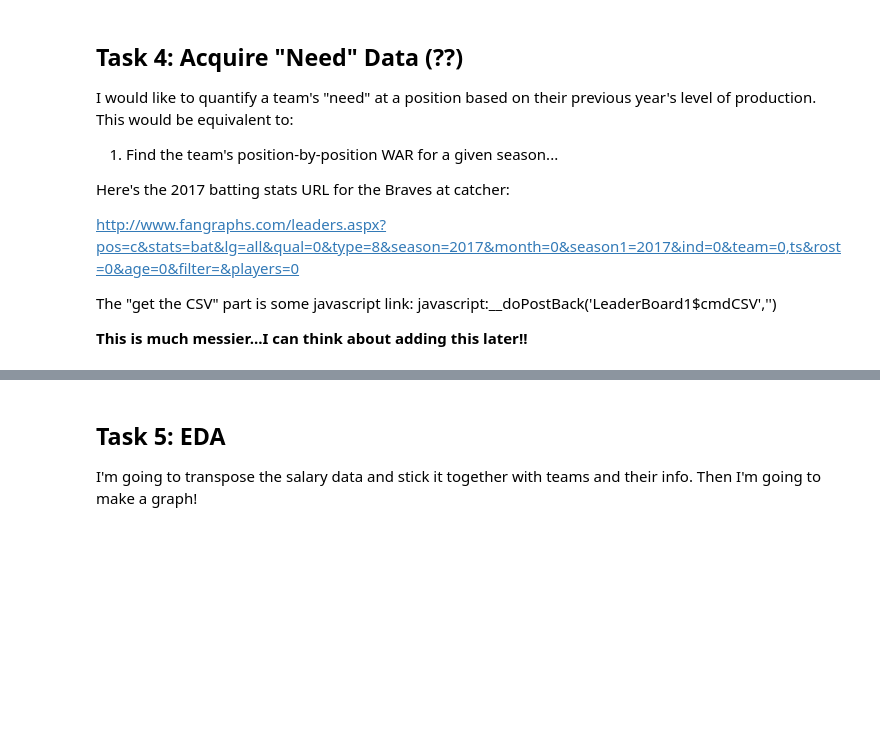
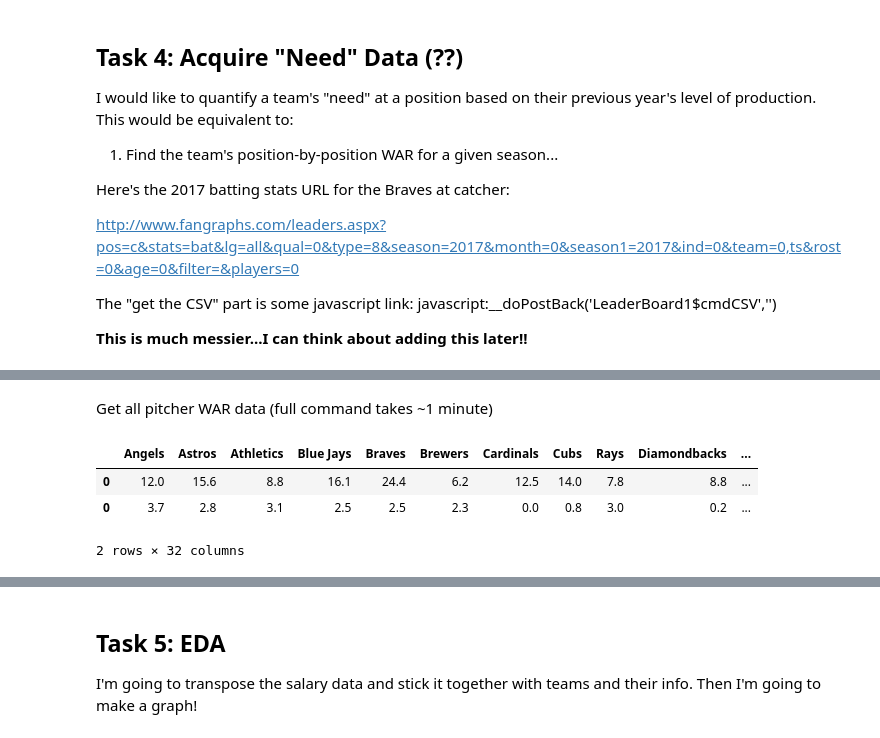
Before and after one commit to marichards/MLB_FA_Predictor, a Jupyter notebook: MLB_Trade_EDA.ipynb, the cells around one changed output, grey strips where cells are left out. Cells and saved outputs as stored; diff of their text form; code cells hidden in the pictures; blank space fills up the shorter version.

```diff
--- a/MLB_Trade_EDA.ipynb
+++ b/MLB_Trade_EDA.ipynb
@@ -381,0 +535,17 @@ The "get the CSV" part is some javascript link: javascript:__doPostBack('LeaderB
+# %%
+# Test space: 1998 catchers
+
+url = "http://www.fangraphs.com/leaders.aspx?pos=c&stats=bat&lg=all&qual=0&type=8&season=1998&month=0&season1=1998&ind=0&team=0,ts&rost=0&age=0&filter=&players=0"
+
+results = requests.get(url).text
+team_war_soup = BeautifulSoup(results, 'html.parser')
+
+stat_table = team_war_soup.find('table', {'class' : 'rgMasterTable'}).find('tbody').find_all('tr')
+
+
+# Get the team name
+test_list = [team_row.find('a').text for team_row in stat_table]
+print(test_list)
+# Get the WAR value
+test_war = [float(team_row.find_all('td')[-1].text) for team_row in stat_table]
+print(test_war)
@@ -381,0 +685,11 @@ The "get the CSV" part is some javascript link: javascript:__doPostBack('LeaderB
+# %% [markdown]
+Get all pitcher WAR data (full command takes ~1 minute)
+# %%
+blah = getTeamPitcherWar(1998)
+# %%
+blah.head()
+# %% [output]
+|  | Angels | Astros | Athletics | Blue Jays | Braves | Brewers | Cardinals | Cubs | Rays | Diamondbacks | ... |
+| 0 | 12.0 | 15.6 | 8.8 | 16.1 | 24.4 | 6.2 | 12.5 | 14.0 | 7.8 | 8.8 | ... |
+| 0 | 3.7 | 2.8 | 3.1 | 2.5 | 2.5 | 2.3 | 0.0 | 0.8 | 3.0 | 0.2 | ... |
+2 rows × 32 columns
```
Also changed, not shown: parts of 33 cells of this notebook, 5 other files.
